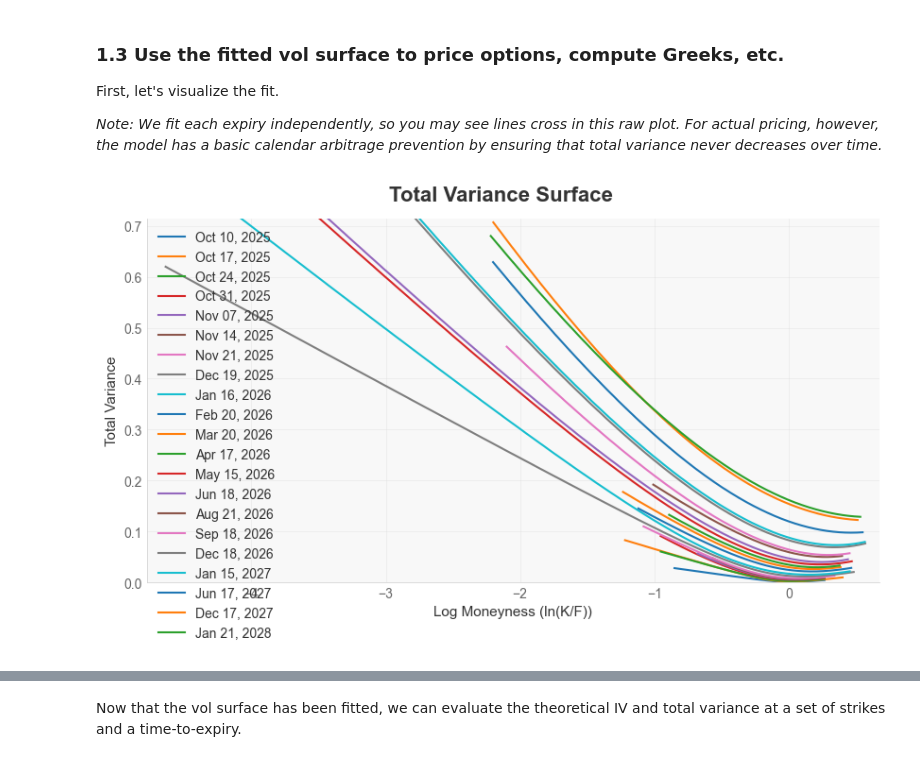
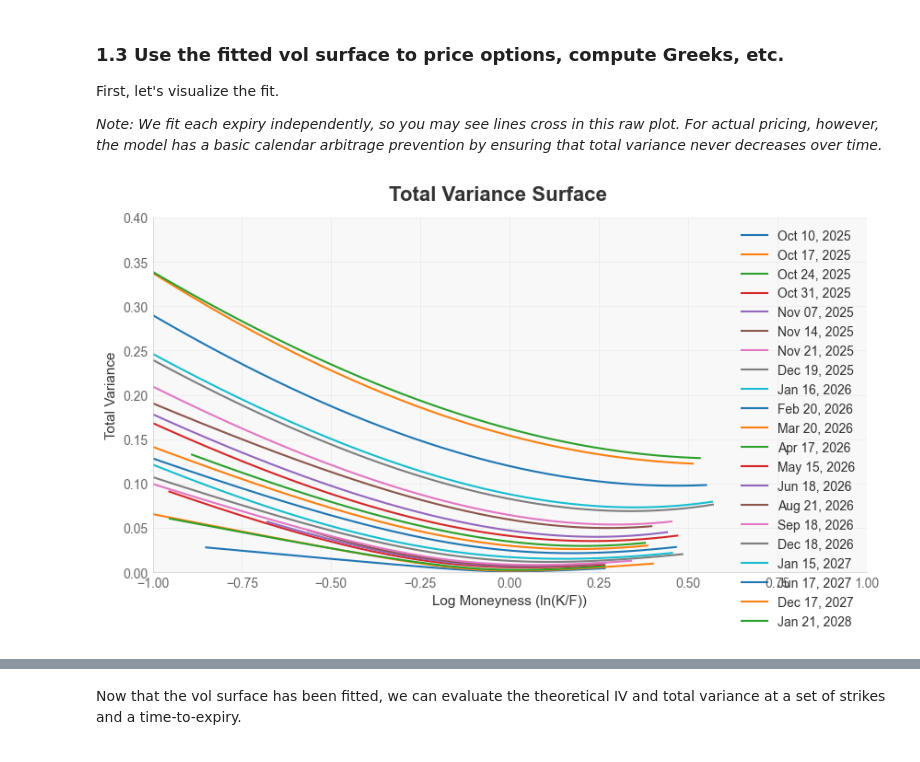
Before and after one commit to tyrneh/options-implied-probability, a Jupyter notebook: examples/quickstart_VolSurface.ipynb, the cells around one changed output, grey strips where cells are left out. Saved outputs shown, nothing was run; the diff lists cells and outputs as text; code cells hidden in the pictures.

```diff
--- a/examples/quickstart_VolSurface.ipynb
+++ b/examples/quickstart_VolSurface.ipynb
@@ -77,7 +77,7 @@ First, let's visualize the fit.
 
 <i> Note: We fit each expiry independently, so you may see lines cross in this raw plot. For actual pricing, however, the model has a basic calendar arbitrage prevention by ensuring that total variance never decreases over time. </i>
 # %%
-vol_surface.plot()
+vol_surface.plot(xlim=[-1,1], ylim=[0,0.4])
 plt.show()
 # %% [output]
-[figure, old version]
+[figure, new version]
```
Also changed, not shown: parts of 7 cells of this notebook, 10 other files.
